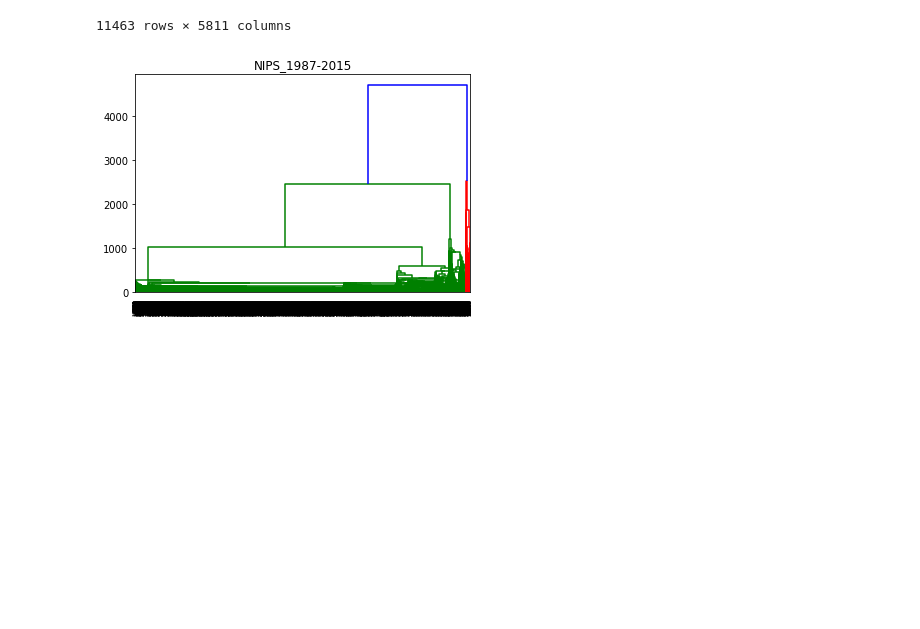
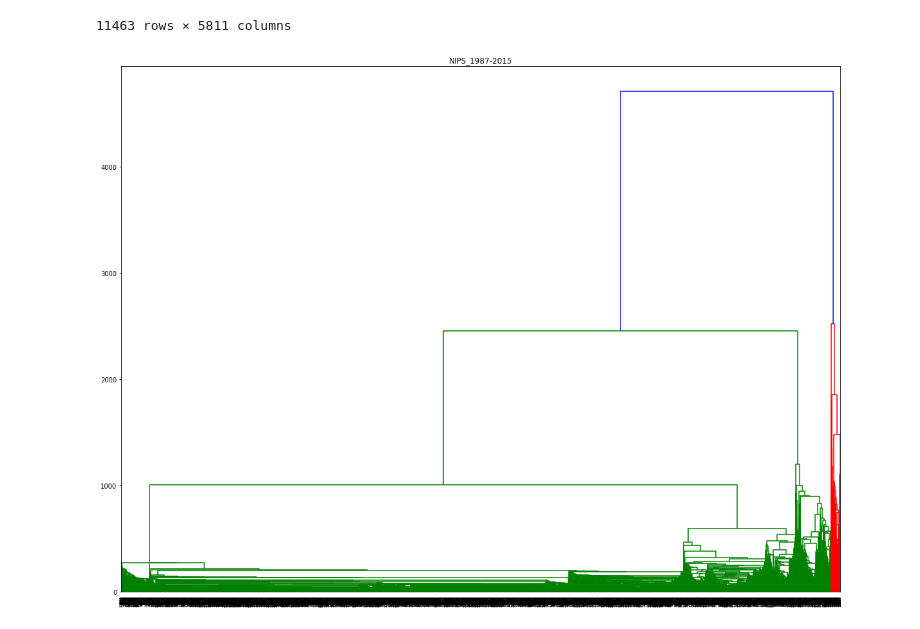
Before and after one commit to USF-CS-663-Spring-2020/lab-04-hierarchical-clustering-AshwiniBadgujar, a Jupyter notebook: Lab_4.ipynb, the cells around one changed output. Saved outputs shown, nothing was run; the diff lists cells and outputs as text; code cells hidden in the pictures; blank space fills up the shorter version.

```diff
--- a/Lab_4.ipynb
+++ b/Lab_4.ipynb
@@ -28,12 +28,12 @@ Y = linkage(census, 'ward')
 # %%
 import matplotlib.pyplot as plt
 
 %matplotlib inline
 
-plt.figure()
+plt.figure(figsize = (20,15))
 dendrogram(X)
 plt.title('NIPS_1987-2015')
 plt.show()
 # %% [output]
-[figure, old version]
+[figure, new version]
 # %%
```
Also changed, not shown: parts of 1 cell of this notebook.
